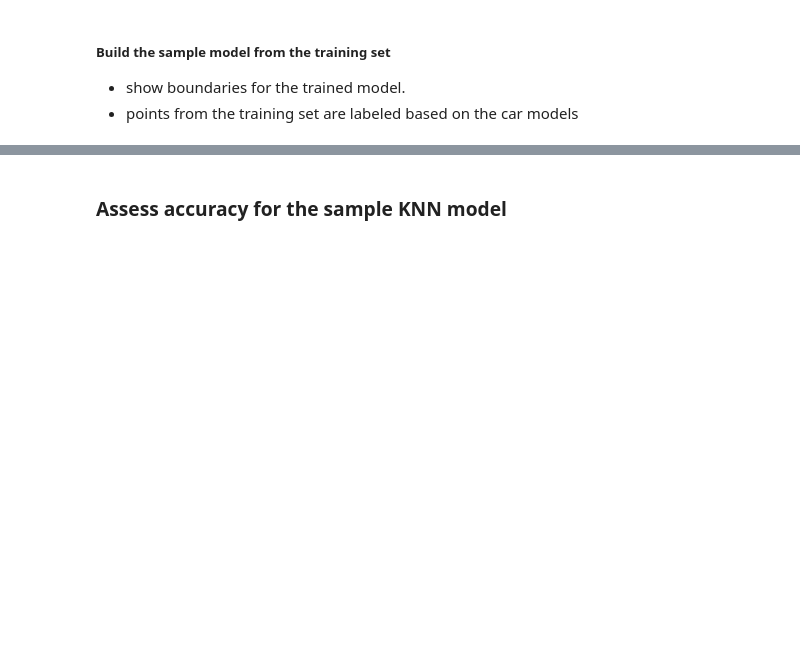
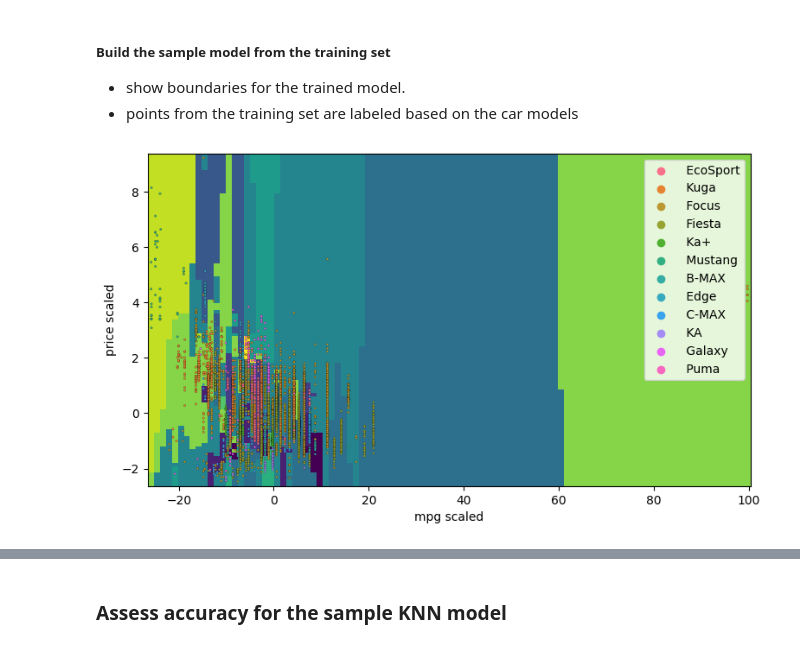
Before and after one commit to ddoggdiggitty/INFS-768-project, a Jupyter notebook: Group Project/Programming/CompiledKNN.ipynb, the cells around one changed output, grey strips where cells are left out. Drawn from its saved outputs; the diff is of its cells as text; code cells hidden in the pictures; blank space fills up the shorter version.

```diff
--- a/Group Project/Programming/CompiledKNN.ipynb
+++ b/Group Project/Programming/CompiledKNN.ipynb
@@ -173,43 +214,49 @@ labels_train = encode_yItem.get("y")
 # %% [markdown]
 ##### Select two attributes for the example KNN model
 # %%
+# primary dataset
 names_2d = ["mpg scaled", "price scaled"]
-X2d_train = X_train_scaled.loc[:, names_2d]
+X_2d_train = X_train_scaled.loc[:, names_2d]
 y_train = np.ravel(y_train)
-print(y_train)
+
+# secondary dataset
+X2_2d_train = X2_train_scaled.loc[:, names_2d]
+y2_train = np.ravel(y2_train)
 # %% [markdown]
 ##### Build the sample model from the training set
 - show boundaries for the trained model.
 - points from the training set are labeled based on the car models
 # %%
 knn = KNeighborsClassifier(n_neighbors=9, weights="distance")
-knn.fit(X2d_train, y_train)
+knn.fit(X_2d_train, y_train)
 _, ax = plt.subplots()
 
 DecisionBoundaryDisplay.from_estimator(
     knn,
-    X2d_train,
+    X_2d_train,
     grid_resolution=100,
     eps=0.1,
     ax=ax,
     response_method="predict",
     plot_method="pcolormesh",
     xlabel=names_2d[0],
     ylabel=names_2d[1],
     shading="auto",
 )
 
 # Plot also the training points
 sns.scatterplot(
-    x=X2d_train[names_2d[0]],
-    y=X2d_train[names_2d[1]],
+    x=X_2d_train[names_2d[0]],
+    y=X_2d_train[names_2d[1]],
     hue=y_train,
     alpha=1.0,
     edgecolor="black",
     s=3
 )
 
-# plt.gcf().set_size_inches(9,5)
-# plt.gcf().align_xlabels()
+plt.gcf().set_size_inches(9,5)
+plt.gcf().align_xlabels()
 
 plt.show()
+# %% [output]
+[figure, added]
```
Also changed, not shown: parts of 35 cells of this notebook, 5 other files.
